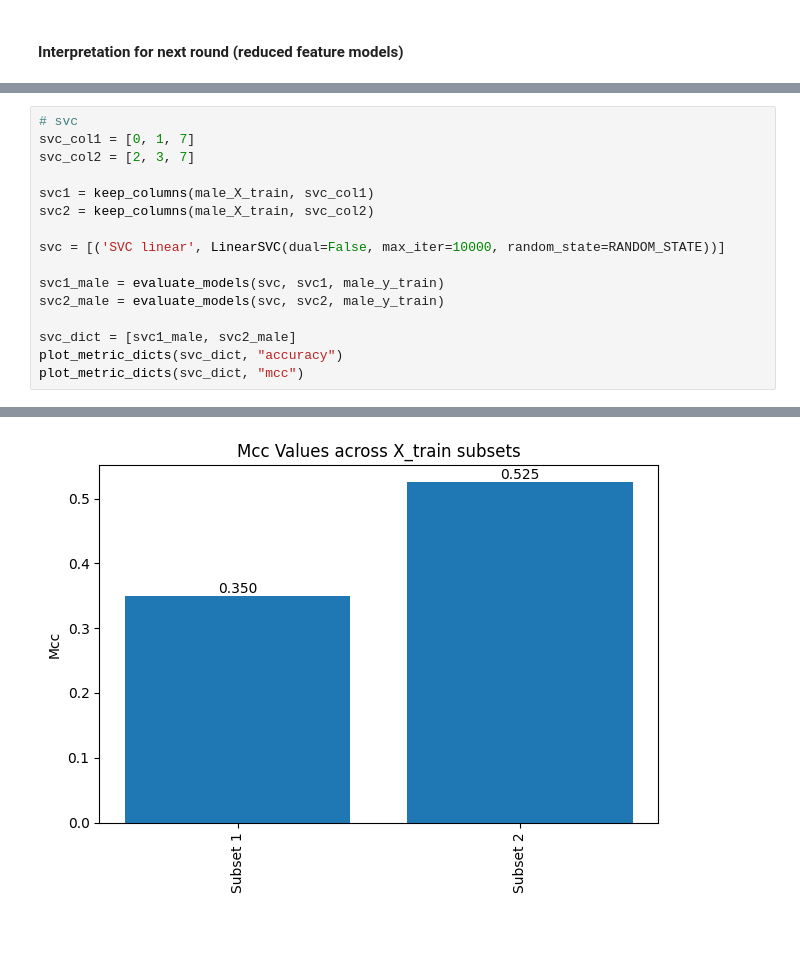
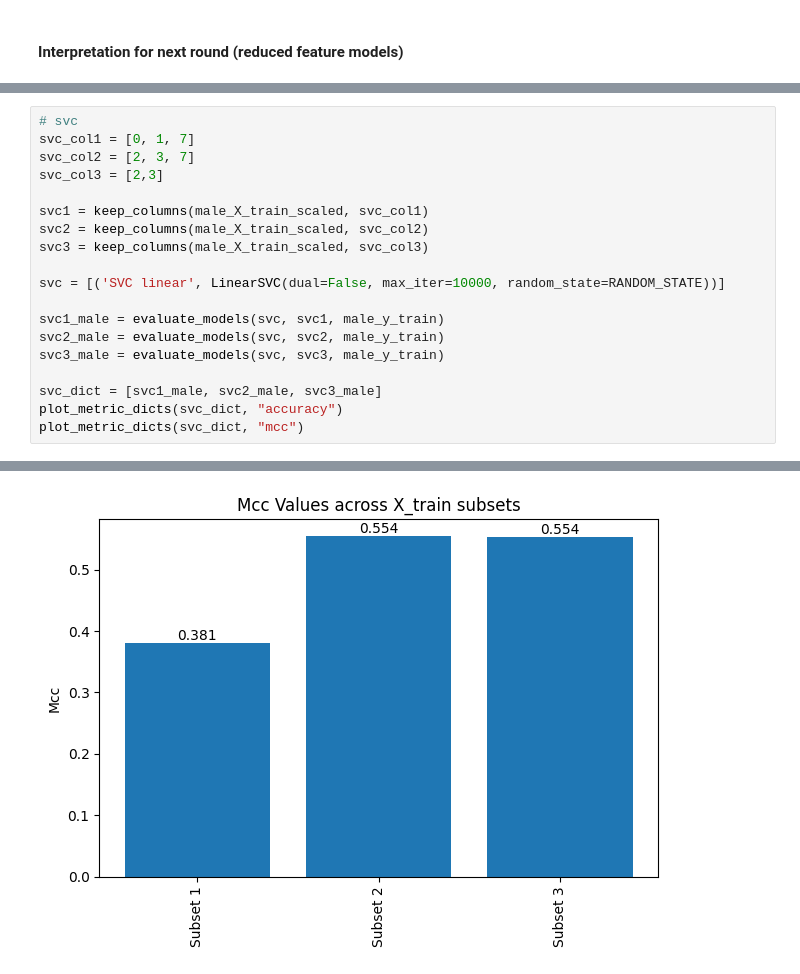
Before and after one commit to zoonalink/IGP-depresjon-MF, a Jupyter notebook: model/04a-male-reduced.ipynb, the cells around one changed output, grey strips where cells are left out. Drawn from its saved outputs; the diff is of its cells as text; blank space fills up the shorter version.

```diff
--- a/model/04a-male-reduced.ipynb
+++ b/model/04a-male-reduced.ipynb
@@ -130,16 +151,19 @@ plot_metric_dicts(xgb_dict, "mcc")
 # svc
 svc_col1 = [0, 1, 7]
 svc_col2 = [2, 3, 7]
+svc_col3 = [2,3]
 
-svc1 = keep_columns(male_X_train, svc_col1)
-svc2 = keep_columns(male_X_train, svc_col2)
+svc1 = keep_columns(male_X_train_scaled, svc_col1)
+svc2 = keep_columns(male_X_train_scaled, svc_col2)
+svc3 = keep_columns(male_X_train_scaled, svc_col3)
 
 svc = [('SVC linear', LinearSVC(dual=False, max_iter=10000, random_state=RANDOM_STATE))]
 
 svc1_male = evaluate_models(svc, svc1, male_y_train)
 svc2_male = evaluate_models(svc, svc2, male_y_train)
+svc3_male = evaluate_models(svc, svc3, male_y_train)
 
-svc_dict = [svc1_male, svc2_male]
+svc_dict = [svc1_male, svc2_male, svc3_male]
 plot_metric_dicts(svc_dict, "accuracy")
 plot_metric_dicts(svc_dict, "mcc")
 # %% [output]
@@ -147,4 +171,4 @@ plot_metric_dicts(svc_dict, "mcc")
-[figure, old version]
+[figure, new version]
 # %%
 # Gradient Boosting
 
```
Also changed, not shown: parts of 16 cells of this notebook, 9 other files.
